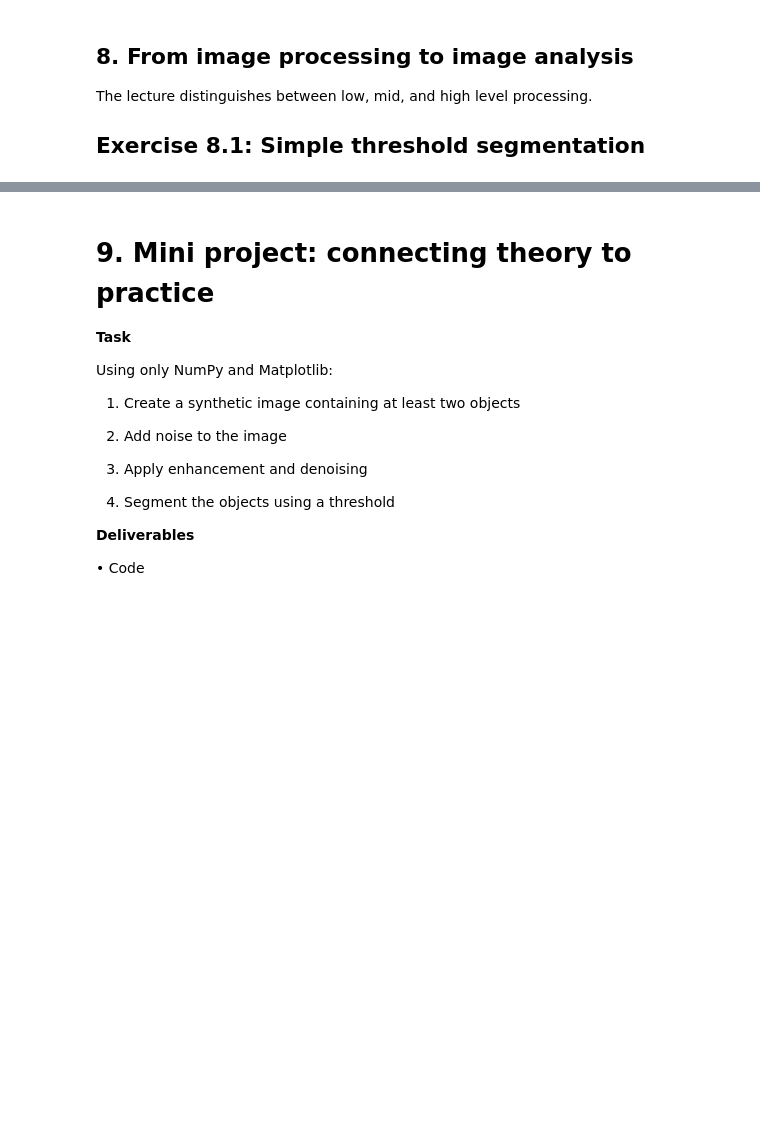
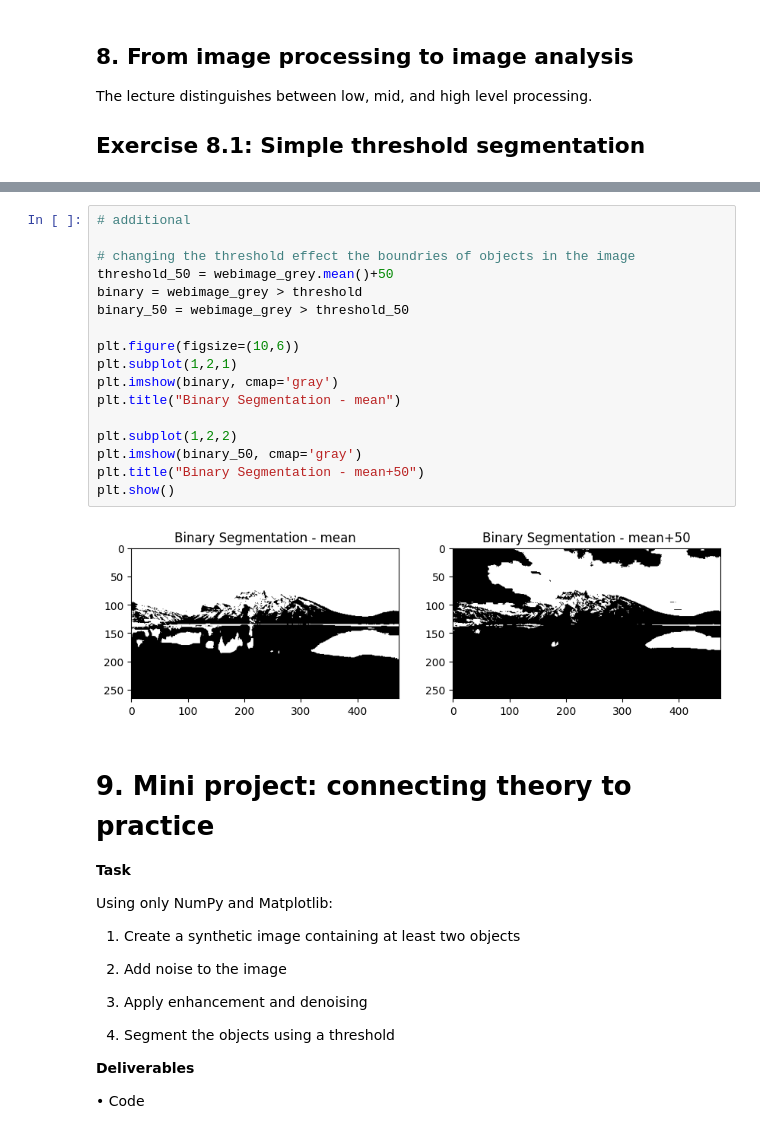
Before and after one commit to BashayrA/Digital-Image-Processing---Labs, a Jupyter notebook: AI342Lab1.ipynb, the cells around one changed output, grey strips where cells are left out. Cells and saved outputs as stored; diff of their text form; blank space fills up the shorter version.

```diff
--- a/AI342Lab1.ipynb
+++ b/AI342Lab1.ipynb
@@ -499,3 +549,22 @@ The lecture distinguishes between low, mid, and high level processing.
+# %%
+# additional
+
+# changing the threshold effect the boundries of objects in the image
+threshold_50 = webimage_grey.mean()+50
+binary = webimage_grey > threshold
+binary_50 = webimage_grey > threshold_50
+
+plt.figure(figsize=(10,6))
+plt.subplot(1,2,1)
+plt.imshow(binary, cmap='gray')
+plt.title("Binary Segmentation - mean")
+
+plt.subplot(1,2,2)
+plt.imshow(binary_50, cmap='gray')
+plt.title("Binary Segmentation - mean+50")
+plt.show()
+# %% [output]
+[figure, added]
 # %% [markdown]
 # **9. Mini project: connecting theory to practice**
 
```
Also changed, not shown: parts of 7 cells of this notebook.
